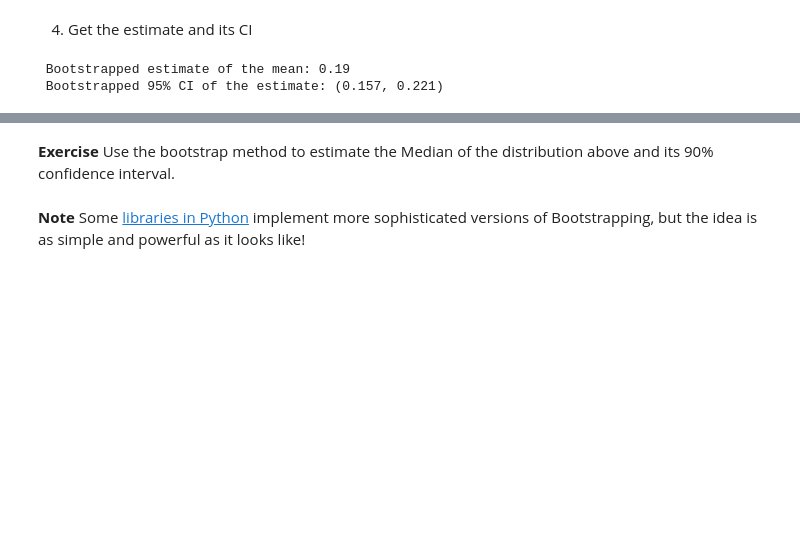
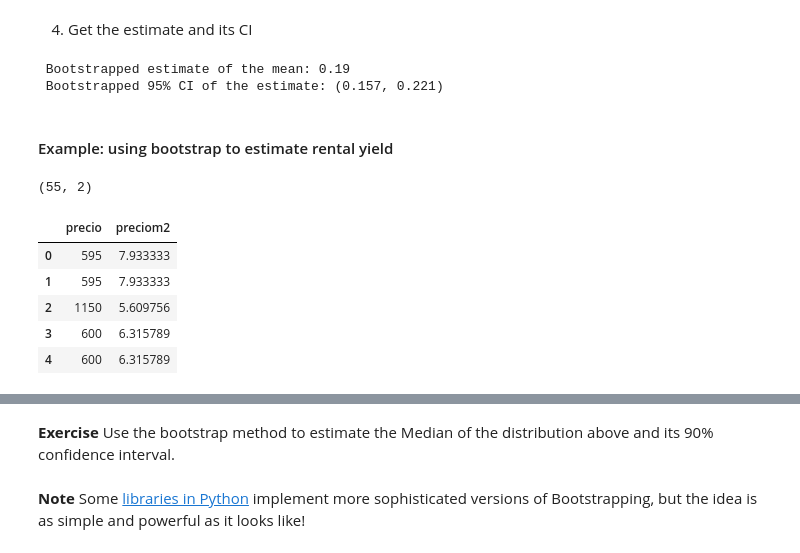
Before and after one commit to Ironhack-Data-Madrid-Febrero-2021/Classroom-Materials, a Jupyter notebook: module-2/9-inference-hypothesis-testing.ipynb, the cells around one changed output, grey strips where cells are left out. Cells and saved outputs as stored; diff of their text form; code cells hidden in the pictures; blank space fills up the shorter version.

```diff
--- a/module-2/9-inference-hypothesis-testing.ipynb
+++ b/module-2/9-inference-hypothesis-testing.ipynb
@@ -349,3 +420,5 @@ print(f' Bootstrapped 95% CI of the estimate: {np.round(CI[0], 3), np.round(CI[1
 # %% [output]
  Bootstrapped estimate of the mean: 0.19
  Bootstrapped 95% CI of the estimate: (0.157, 0.221)
+# %% [markdown]
+#### Example: using bootstrap to estimate rental yield
@@ -351,0 +428,15 @@ print(f' Bootstrapped 95% CI of the estimate: {np.round(CI[0], 3), np.round(CI[1
+# %%
+precios_v.shape
+precios_a.shape
+# %% [output]
+(55, 2)
+# %%
+precios_v.head()
+precios_a.head()
+# %% [output]
+|  | precio | preciom2 |
+| 0 | 595 | 7.933333 |
+| 1 | 595 | 7.933333 |
+| 2 | 1150 | 5.609756 |
+| 3 | 600 | 6.315789 |
+| 4 | 600 | 6.315789 |
```
Also changed, not shown: parts of 17 cells of this notebook.
